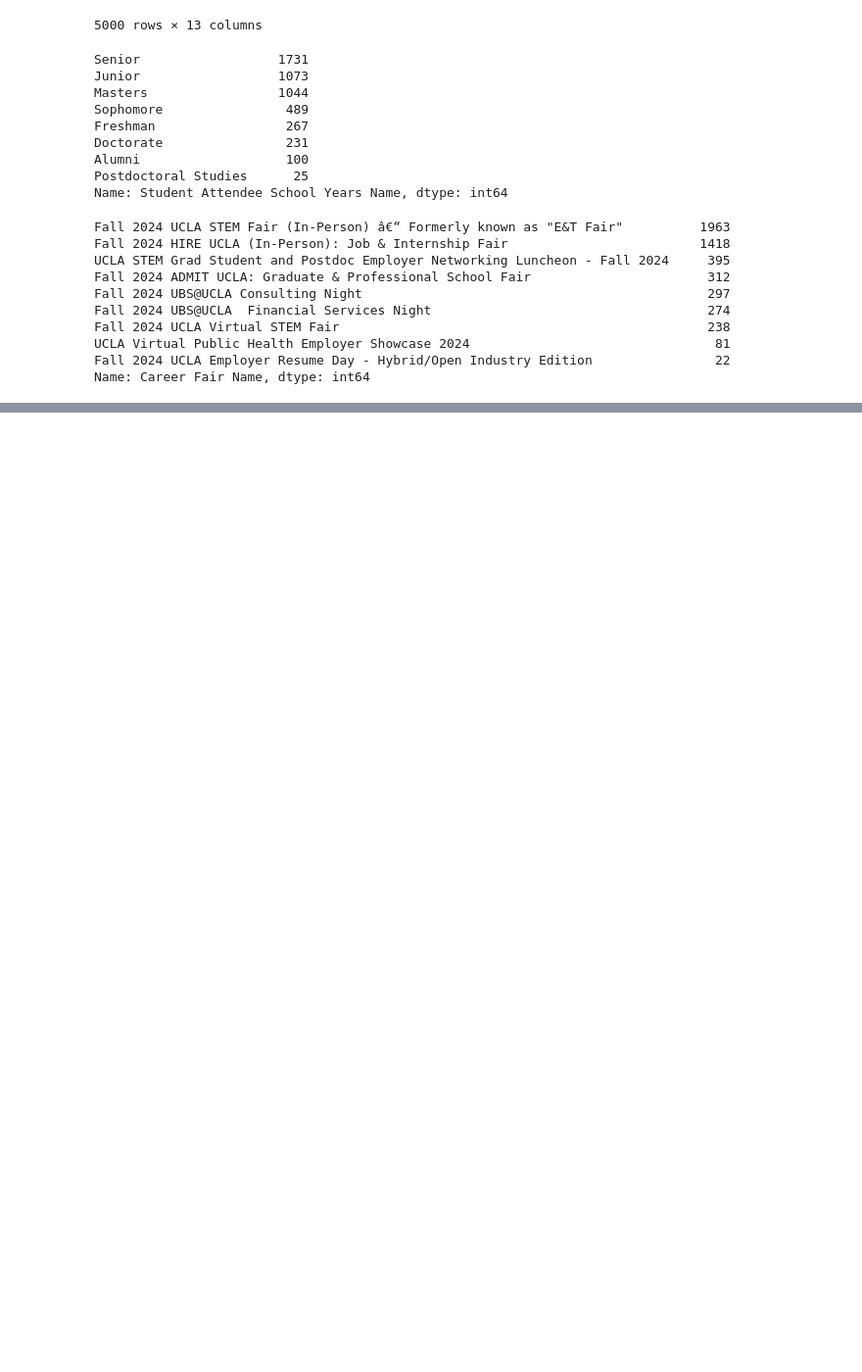
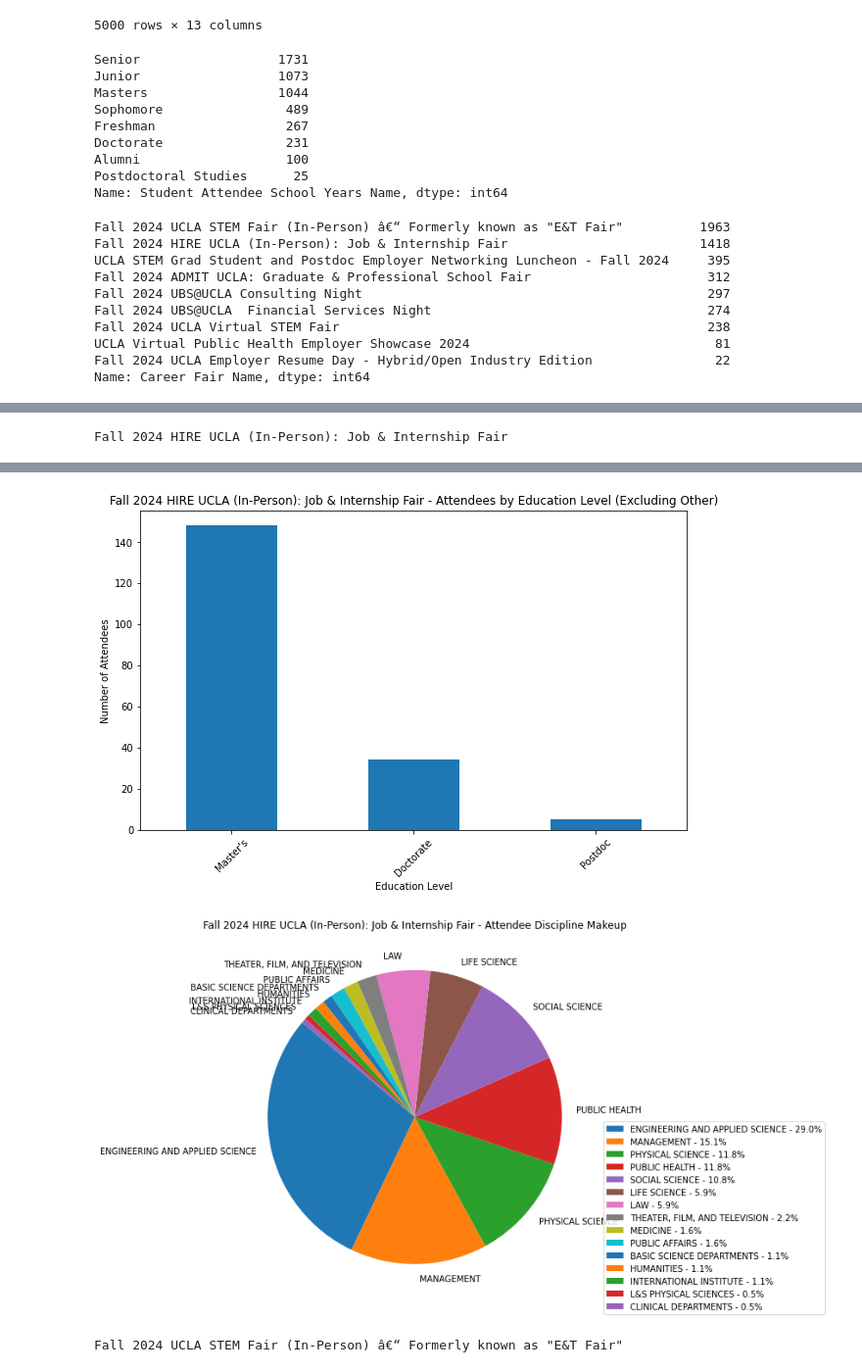
Before and after one commit to Simonlee711/GCS, a Jupyter notebook: Elyse-20241029/data-analysis.ipynb, the cells around one changed output, grey strips where cells are left out. Shown at 98% size. Drawn from its saved outputs; the diff is of its cells as text; code cells hidden in the pictures; blank space fills up the shorter version.

```diff
--- a/Elyse-20241029/data-analysis.ipynb
+++ b/Elyse-20241029/data-analysis.ipynb
@@ -134,0 +140,77 @@ Name: Education_Class, dtype: int64
+# %%
+import pandas as pd
+import matplotlib.pyplot as plt
+
+data = pd.read_csv("./data.csv")
+
+# Rename relevant columns for clarity
+data = data.rename(columns={
+    'Career Fair Name': 'Fair',
+    'Student Attendee School Years Name': 'Education_Level',
+    'Student Attendee Colleges Name': 'Discipline'
+})
+
+# Define the exact list of target fairs
+target_fairs = [
+    "Fall 2024 UCLA STEM Fair (In-Person) â€“ Formerly known as \"E&T Fair\"",
+    "UCLA STEM Grad Student and Postdoc Employer Networking Luncheon - Fall 2024",
+    "Fall 2024 HIRE UCLA (In-Person): Job & Internship Fair",
+    "Fall 2024 UCLA Virtual STEM Fair"
+]
+
+# Filter data for exact matches to the fairs listed in target_fairs
+filtered_data = data[data['Fair'].isin(target_fairs)]
+
+# Function to classify education levels (Master's, Doctoral, Postdoc, omit Others)
+def classify_education_level(level):
+    if "Master" in level:
+        return "Master's"
+    elif "Doctorate" in level:
+        return "Doctorate"
+    elif "Postdoc" in level:
+        return "Postdoc"
+    else:
+        return None  # Omitting 'Other' category
+
+# Handle missing or non-string values in the 'Education_Level' column
+filtered_data['Education_Level'] = filtered_data['Education_Level'].fillna('').astype(str)
+filtered_data['Education_Class'] = filtered_data['Education_Level'].apply(classify_education_level)
+
+# Filter out rows where Education_Class is None (Other category)
+filtered_data = filtered_data[filtered_data['Education_Class'].notnull()]
+
+# Group by each fair to generate the required charts for each
+fair_groups = filtered_data.groupby('Fair')
+
+# Generating charts with updated legends for each specified fair
+for fair_name, group in fair_groups:
+    print(fair_name)
+
+    # Count of attendees by education level, excluding 'Other'
+    edu_counts = group['Education_Class'].value_counts()
+    total_attendees = edu_counts.sum()
+
+    # Count of attendees by discipline
+    discipline_counts = group['Discipline'].value_counts(normalize=True) * 100  # Convert to percentage
+
+    # Plotting the bar chart for education level distribution
+    plt.figure(figsize=(10, 6))
+    edu_counts.plot(kind='bar')
+    plt.title(f'{fair_name} - Attendees by Education Level (Excluding Other)')
+    plt.xlabel('Education Level')
+    plt.ylabel('Number of Attendees')
+    plt.xticks(rotation=45)
+    plt.show()
+
+    # Plotting the pie chart for discipline distribution with legend showing percentages
+    plt.figure(figsize=(8, 8))
+    discipline_counts.plot(kind='pie', startangle=140)
+    plt.title(f'{fair_name} - Attendee Discipline Makeup')
+    plt.ylabel('')
+
+    # Create legend with percentages
+    legend_labels = [f"{disc} - {pct:.1f}%" for disc, pct in zip(discipline_counts.index, discipline_counts.values)]
+    plt.legend(legend_labels, loc='best', bbox_to_anchor=(1, 0.5))
+    plt.show()
+# %% [output]
+Fall 2024 HIRE UCLA (In-Person): Job & Internship Fair
@@ -134,0 +227,3 @@ Name: Education_Class, dtype: int64
+[figure, added]
+[figure, added]
+Fall 2024 UCLA STEM Fair (In-Person) â€“ Formerly known as "E&T Fair"
```
Also changed, not shown: parts of 2 cells of this notebook.
